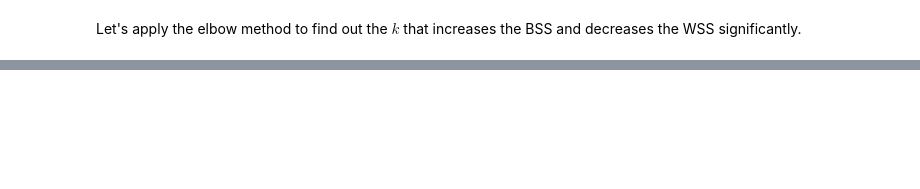
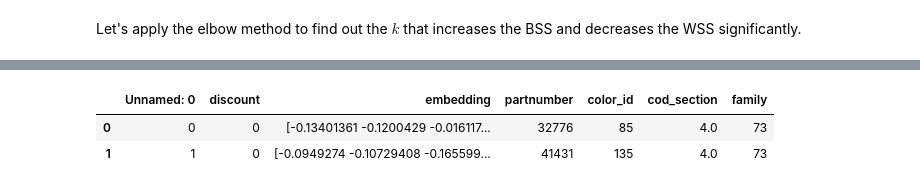
Before and after one commit to CarlosFOL/Recommender_System, a Jupyter notebook: notebooks/expl_analysis.ipynb, the cells around one changed output, grey strips where cells are left out. Cells and saved outputs as stored; diff of their text form; code cells hidden in the pictures; blank space fills up the shorter version.

```diff
--- a/notebooks/expl_analysis.ipynb
+++ b/notebooks/expl_analysis.ipynb
@@ -310,0 +316,7 @@ model.fit(X_train)
+# %%
+df_products = pd.read_csv("../data/products.csv")
+df_products.head(2)
+# %% [output]
+|  | Unnamed: 0 | discount | embedding | partnumber | color_id | cod_section | family |
+| 0 | 0 | 0 | [-0.13401361 -0.1200429 -0.016117... | 32776 | 85 | 4.0 | 73 |
+| 1 | 1 | 0 | [-0.0949274 -0.10729408 -0.165599... | 41431 | 135 | 4.0 | 73 |
```
Also changed, not shown: parts of 13 cells of this notebook, 2 other files.
